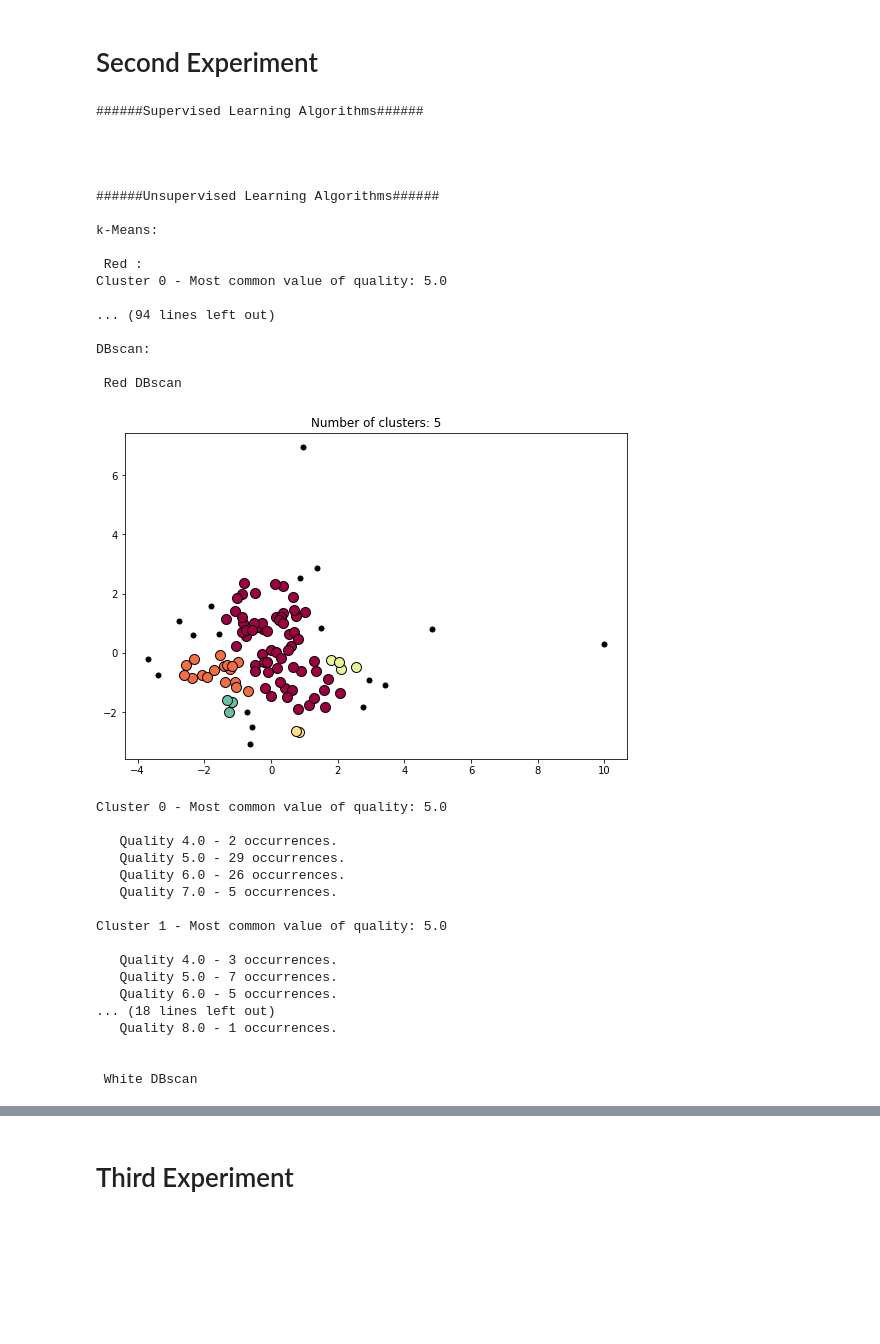
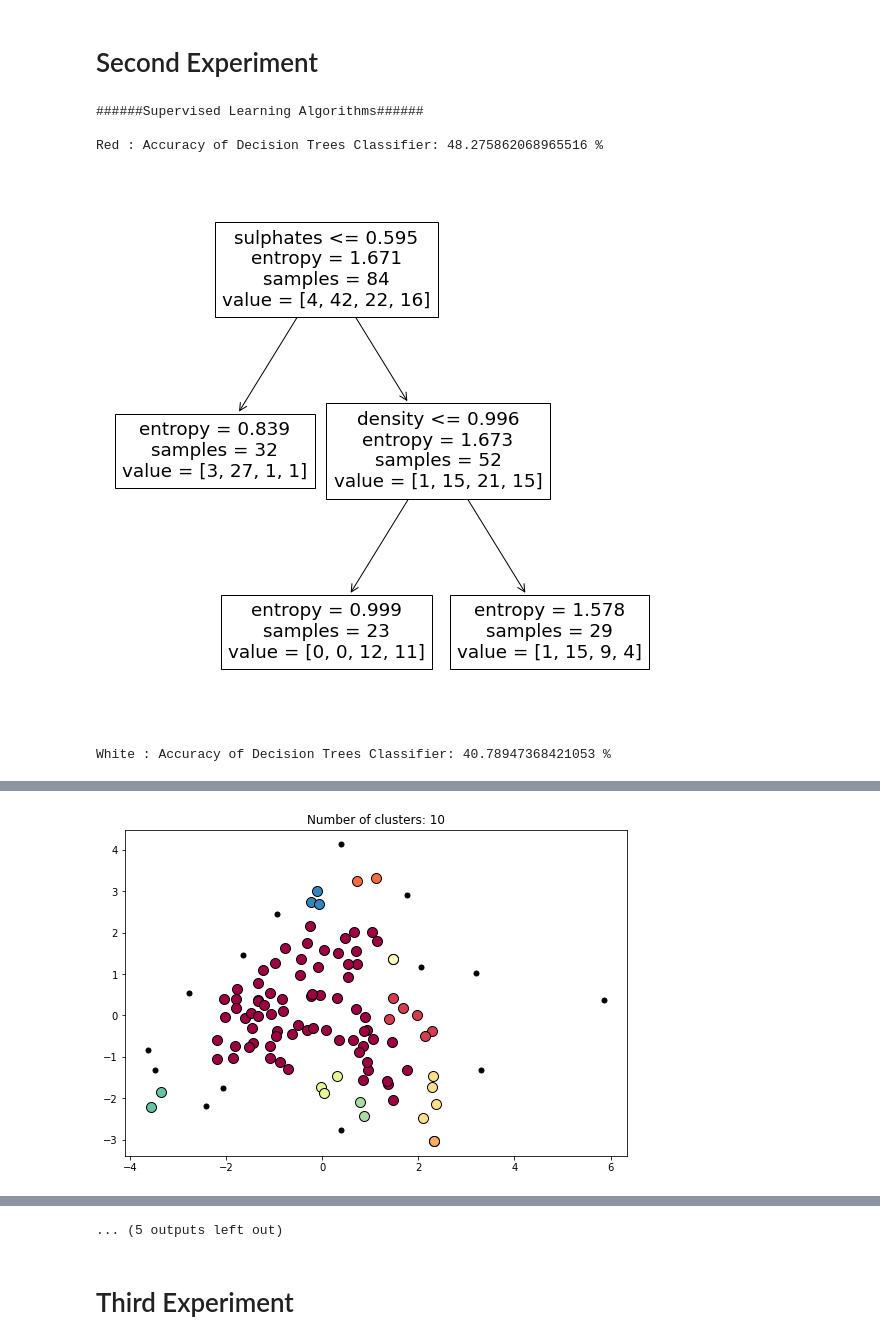
Before and after one commit to fnpms-iscte/ProjetoIAA, a Jupyter notebook: ProjetoIAA-checkpoint.ipynb, the cells around one changed output, grey strips where cells are left out. Saved outputs shown, nothing was run; the diff lists cells and outputs as text; code cells hidden in the pictures; blank space fills up the shorter version.

```diff
--- a/ProjetoIAA-checkpoint.ipynb
+++ b/ProjetoIAA-checkpoint.ipynb
@@ -348,10 +422,12 @@ DBscan:
 # Second Experiment
 # %%
 m = Main()
-#files is in the same directory
+
 m.loadfiles("winequality-red.csv", "winequality-white.csv")
+
 auxR = m.remove_percent(0.3, m.datasetR)
 auxW = m.remove_percent(0.3, m.datasetW)
+
 deletion = True
 substituion = False
 
@@ -359,18 +435,24 @@ if deletion:
     dataR = m.deletion(auxR)
     dataW = m.deletion(auxW)
     print("######Supervised Learning Algorithms######\n")
-    #decisionTreesClassifier(dataR,"Red",3)
-    #decisionTreesClassifier(dataW,"White",3)
+    decisionTreesClassifier(dataR,"Red",3)
+    decisionTreesClassifier(dataW,"White",3)
+
     print()
-    #mlp(dataR,"Red")
-    #mlp(dataW,"White")
+
+    mlp(dataR,"Red")
+    mlp(dataW,"White")
+
     print()
-    #knn(dataR,"Red")
-    #knn(dataW,"White")
+
+    knn(dataR,"Red")
+    knn(dataW,"White")
+
     print("\n######Unsupervised Learning Algorithms######\n")
     print("k-Means:")
     k_means(dataR,"Red",6)
     k_means(dataW,"White",7)
+
     print("\nDBscan:")
     dbscan(dataR,"Red", 0.5, 2 )
     dbscan(dataW,"White", 0.6, 2)
@@ -382,66 +464,46 @@ if deletion:
 
     agglomerative_hierarchical_clustering(dataR,"Red",6)
     agglomerative_hierarchical_clustering(dataW,"White",7)
+
 elif substituion:
+
     dataR = m.substitution(auxR)
     dataW = m.substitution(auxW)
+
     print("######Supervised Learning Algorithms######\n")
     decisionTreesClassifier(dataR,"Red")
     decisionTreesClassifier(dataW,"White")
+
     print()
+
     mlp(dataR,"Red")
     mlp(dataW,"White")
+
     print()
+
     knn(dataR,"Red")
     knn(dataW,"White")
+
     print("\n######Unsupervised Learning Algorithms######\n")
+
     print("k-Means:")
     k_means(dataR,"Red",6)
     k_means(dataW,"White",7)
+
     print("\nDBscan:")
     dbscan(dataR,"Red", 0.5, 2 )
     dbscan(dataW,"White", 0.6, 2)
 
     testEps(dataR,"Red")
     testEps(dataW,"White")
     testMinSamp(dataR,"Red")
     testMinSamp(dataW,"White")
 
     agglomerative_hierarchical_clustering(dataR,"Red",6)
     agglomerative_hierarchical_clustering(dataW,"White",7)
 # %% [output]
 ######Supervised Learning Algorithms######
 
-
-
-
-######Unsupervised Learning Algorithms######
-
-k-Means:
-
- Red :
-Cluster 0 - Most common value of quality: 5.0
-
-... (94 lines left out)
-
-DBscan:
-
- Red DBscan
+Red : Accuracy of Decision Trees Classifier: 48.275862068965516 %
-[figure, old version]
+[figure, new version]
-Cluster 0 - Most common value of quality: 5.0
-
-   Quality 4.0 - 2 occurrences.
-   Quality 5.0 - 29 occurrences.
-   Quality 6.0 - 26 occurrences.
-   Quality 7.0 - 5 occurrences.
-
-Cluster 1 - Most common value of quality: 5.0
-
-   Quality 4.0 - 3 occurrences.
-   Quality 5.0 - 7 occurrences.
-   Quality 6.0 - 5 occurrences.
-... (18 lines left out)
-   Quality 8.0 - 1 occurrences.
-
-
- White DBscan
+White : Accuracy of Decision Trees Classifier: 40.78947368421053 %
@@ -465,0 +528 @@ Cluster 1 - Most common value of quality: 4.0
+[figure, added]
@@ -467,3 +562,4 @@ ValueError: The least populated class in y has only 1 member, which is too few.
+... (5 outputs left out)
 # %% [markdown]
 # Third Experiment
 # %%
```
Also changed, not shown: parts of 7 cells of this notebook.
